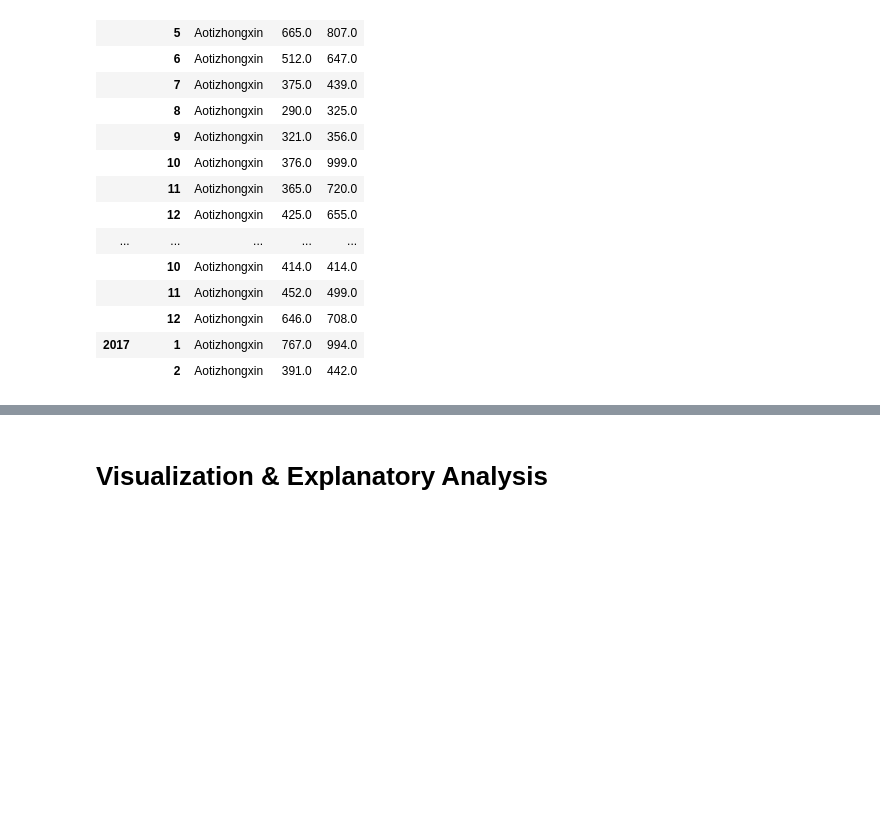
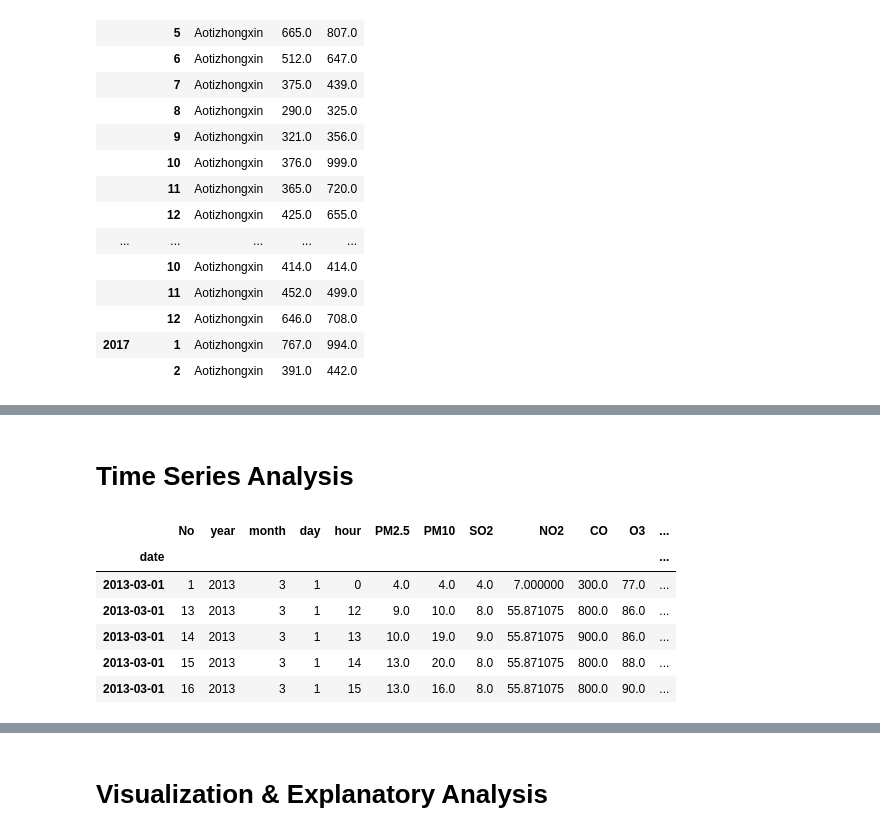
Before and after one commit to JuanCYoung/Air-Quality-Data-Analysis, a Jupyter notebook: notebook.ipynb, the cells around one changed output, grey strips where cells are left out. Cells and saved outputs as stored; diff of their text form; code cells hidden in the pictures; blank space fills up the shorter version.

```diff
--- a/notebook.ipynb
+++ b/notebook.ipynb
@@ -710,0 +768,2 @@ data_df.groupby(by=["year", "month"]).agg({
+# %% [markdown]
+# Time Series Analysis
@@ -710,0 +774,10 @@ data_df.groupby(by=["year", "month"]).agg({
+# %%
+data_df.head()
+# %% [output]
+|  | No | year | month | day | hour | PM2.5 | PM10 | SO2 | NO2 | CO | O3 | ... |
+| date |  |  |  |  |  |  |  |  |  |  |  | ... |
+| 2013-03-01 | 1 | 2013 | 3 | 1 | 0 | 4.0 | 4.0 | 4.0 | 7.000000 | 300.0 | 77.0 | ... |
+| 2013-03-01 | 13 | 2013 | 3 | 1 | 12 | 9.0 | 10.0 | 8.0 | 55.871075 | 800.0 | 86.0 | ... |
+| 2013-03-01 | 14 | 2013 | 3 | 1 | 13 | 10.0 | 19.0 | 9.0 | 55.871075 | 900.0 | 86.0 | ... |
+| 2013-03-01 | 15 | 2013 | 3 | 1 | 14 | 13.0 | 20.0 | 8.0 | 55.871075 | 800.0 | 88.0 | ... |
+| 2013-03-01 | 16 | 2013 | 3 | 1 | 15 | 13.0 | 16.0 | 8.0 | 55.871075 | 800.0 | 90.0 | ... |
```
Also changed, not shown: parts of 30 cells of this notebook.
